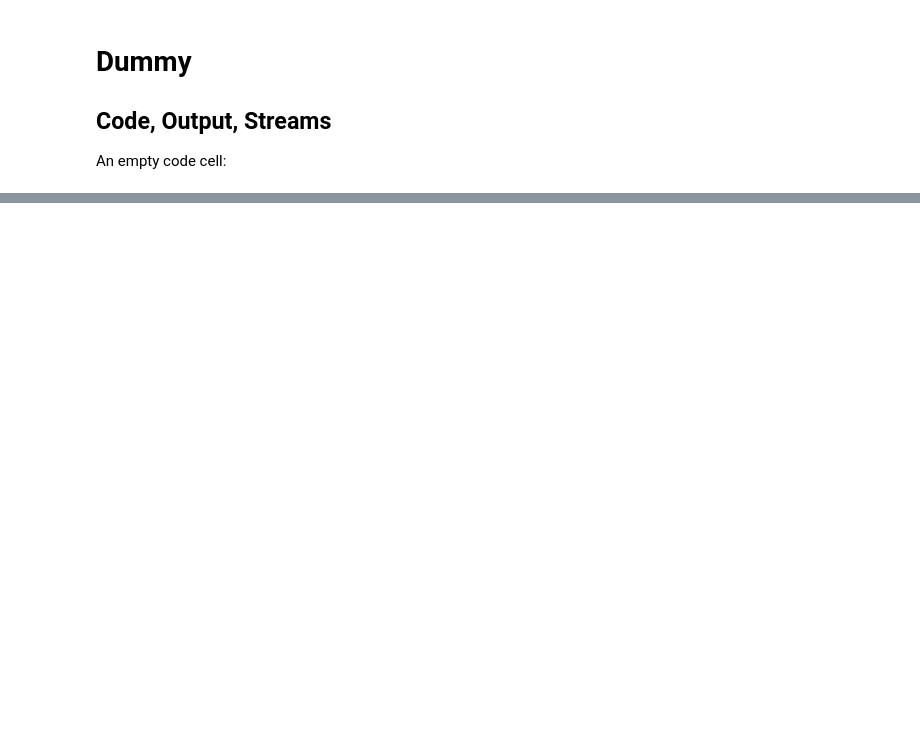
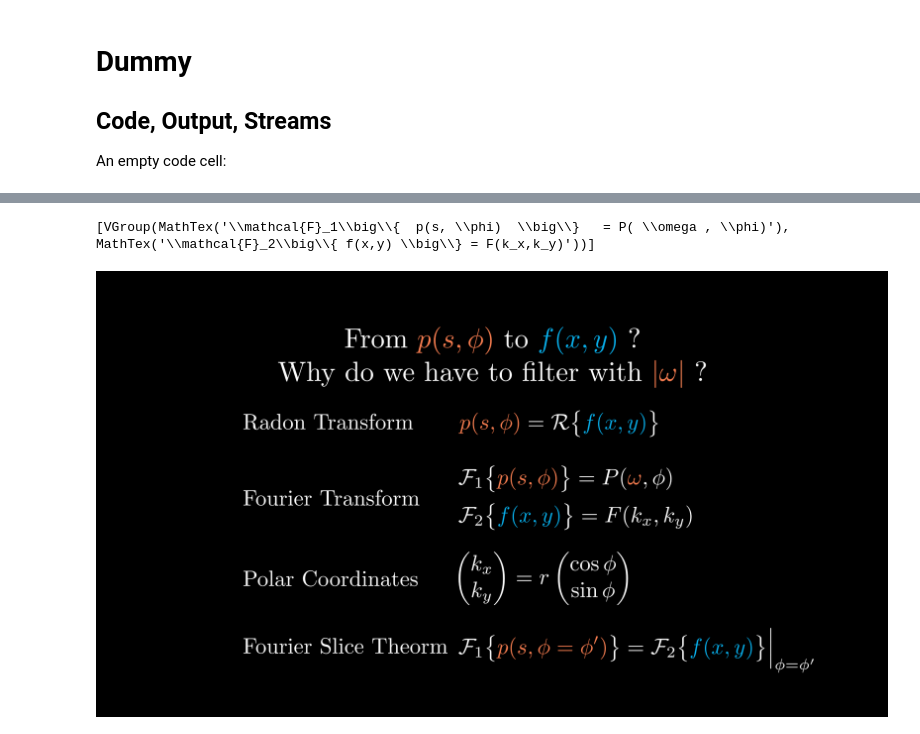
Before and after one commit to kolibril13/flyingframes, a Jupyter notebook: docs/source/dummy.ipynb, the cells around one changed output, grey strips where cells are left out. Cells and saved outputs as stored; diff of their text form; code cells hidden in the pictures; blank space fills up the shorter version.

```diff
--- a/docs/source/dummy.ipynb
+++ b/docs/source/dummy.ipynb
@@ -56,0 +32,67 @@ class ABCCD(Scene):
+# %%
+%%manim  -v WARNING -qh  -s --progress_bar None  --disable_caching Ingreds2
+from pathlib import Path
+import warnings
+warnings.filterwarnings('ignore')
+
+config.media_width = "40vw"
+
+OMEGA_BLUE="#09B0EC"
+FUNC_ORANGE="#F87D50"
+
+
+class Ingreds2(Scene):
+    def construct(self):
+        d1,d2,d3,d4= Dot(),Dot(),Dot(),Dot()
+        dots= VGroup(d1,d2,d3,d4).arrange(DOWN, buff=1.5).to_edge(LEFT, buff=1).shift(0.2*DOWN).set_color(WHITE).set_opacity(0)
+        d3.shift(DOWN*0.15)
+        ti = Tex(r"From " , r"$p(s,\phi)$" , " to " , r"$f(x,y)$" , r" ? \\ Why do we have to filter with " , r"$|\omega|$ ","? ").to_edge(UP, buff=1)
+        ti.submobjects[1].set_color(FUNC_ORANGE)
+        ti.submobjects[3].set_color(OMEGA_BLUE)
+        ti.submobjects[-2].set_color(FUNC_ORANGE)
+
+        in1all = MathTex(r"\text{Radon Transform} ", r"p(s,\phi)",r" =\mathcal{R}\big\{",r" f(x,y) ",r"\big\}").next_to(d1)
+        in1= in1all.submobjects[0]
+        in1b= VGroup(*in1all.submobjects[1:])
+        in1b.submobjects[0].set_color(FUNC_ORANGE)
+        in1b.submobjects[2].set_color(OMEGA_BLUE)
+
+        in2 = Tex("Fourier Transform ").next_to(d2)
+        in2bx =MathTex(r"\mathcal{F}_1\big\{ ",r"p(s, \phi)",r" \big\}   = P(",r"\omega",r", \phi)")
+        in2bx.submobjects[1].set_color(FUNC_ORANGE)
+        in2bx.submobjects[-2].set_color(FUNC_ORANGE)
+
+        in2by =MathTex(r"\mathcal{F}_2\big\{",r"f(x,y)",r"\big\} = F(k_x,k_y)").next_to(in2bx, DOWN, aligned_edge=LEFT)
+        in2by.submobjects[1].set_color(OMEGA_BLUE)
+
+        in2b = VGroup(in2bx,in2by).next_to(in2)
+
+
+        print(VGroup(in2b).submobjects)
+        in3 = Tex("Polar Coordinates").next_to(d3)
+        in3b = MathTex(r"	\begin{pmatrix} k_x \\ k_y  \end{pmatrix} =  r \begin{pmatrix} \cos \phi \\ \sin \phi  \end{pmatrix}").next_to(in3)
+        in4 = Tex("Fourier Slice Theorm").next_to(d4)
+        in4b = MathTex(r"\mathcal{F}_1 \big\{",r"p(s, \phi = \phi')",r" \big\} &= \mathcal{F}_2 \big\{ ",r"f(x,y)",r" \big\}  \Big|_{\phi = \phi'} \\").next_to(in4).shift(DOWN*0.1)
+        in4b.submobjects[1].set_color(FUNC_ORANGE)
+        in4b.submobjects[3].set_color(OMEGA_BLUE)
+
+        #self.play(FadeInFrom(ti, DOWN), run_time=2, rate_func= smooth)
+        self.add(ti)
+        alltex= VGroup(dots, in1, in1b, in2, in2b,  in3,in3b, in4,in4b).scale(0.8).shift(DOWN*0.5)
+        in1b.align_to(in4b, LEFT)
+        in2b.align_to(in4b, LEFT)
+        in3b.align_to(in4b, LEFT)
+        self.add(alltex)
+
+
+        bt= VGroup(in1,in2,in3,in4)
+        global corner_text
+
+        corner_text =VGroup(in1,in2,in3,in4).copy().scale(0.6)
+        corner_text.arrange(DOWN, aligned_edge=LEFT).to_corner(DL, buff=0.15)
+        self.wait()
+        #self.play(Transform(bt,corner_text))
+        self.wait()
+# %% [output]
+[VGroup(MathTex('\\mathcal{F}_1\\big\\{  p(s, \\phi)  \\big\\}   = P( \\omega , \\phi)'), MathTex('\\mathcal{F}_2\\big\\{ f(x,y) \\big\\} = F(k_x,k_y)'))]
+[figure, added]
```
Also changed, not shown: parts of 4 cells of this notebook.
